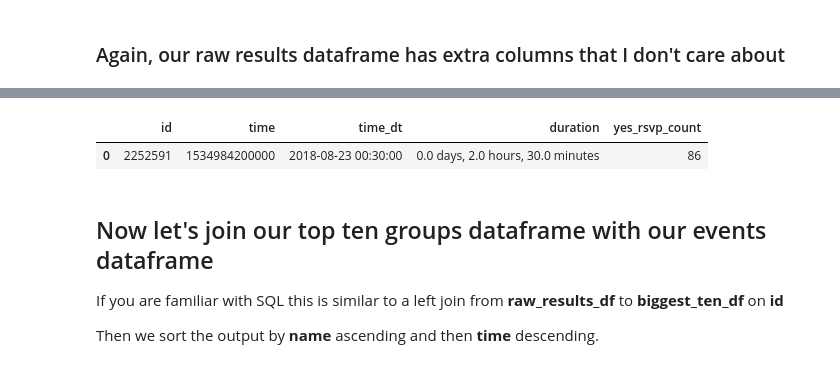
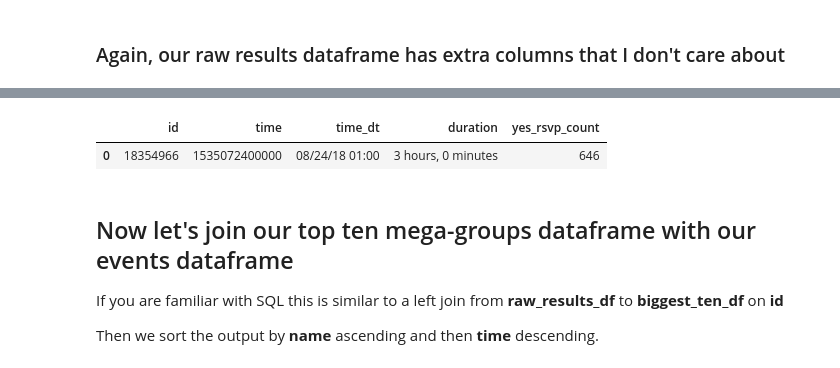
Before and after one commit to redpanda-ai/datascience_challenges, a Jupyter notebook: 01_explore_meetup_api/explore_sf_meetups.ipynb, the cells around one changed output, grey strips where cells are left out. Cells and saved outputs as stored; diff of their text form; code cells hidden in the pictures.

```diff
--- a/01_explore_meetup_api/explore_sf_meetups.ipynb
+++ b/01_explore_meetup_api/explore_sf_meetups.ipynb
@@ -405,7 +467,7 @@ Now: 1550466832240, nine months ago: 1534914832240
 # %%
 %%capture --no-display
 events_resp = client.GetEvents(group_id=ids, status='past',
-                               time=f"{nine_months_ago},{this_ms}");
+                               time=f"{nine_months_ago},{right_now}");
 # %%
 parse_meta(events_resp)
 # %% [output]
@@ -436,7 +498,6 @@ raw_results_df.head(1)
 # %%
 raw_results_df = parse_results(events_resp)
-column_list = ['group', 'time', 'created', 'updated', 'duration',
-               'yes_rsvp_count']
+column_list = ['group', 'time', 'duration', 'yes_rsvp_count']
 raw_results_df = raw_results_df[column_list]
 raw_results_df.head(1)
 # %% [output]
@@ -449,9 +512,11 @@ I only need to unpack the **id** from the **group** object, let's do that now.
 # %%
 def get_id(my_dict):
+    """Extract the id member of a python dictionary"""
     return my_dict["id"]
 
 raw_results_df["id"] = raw_results_df["group"].apply(get_id)
 
+# Let's
 columns = ['id', 'time', 'duration', 'yes_rsvp_count']
 raw_results_df = raw_results_df[columns]
 raw_results_df.head(1)
@@ -465,7 +536,10 @@ Let's add a human-readable equivalent to the data frame.
 # %%
 for field in ["time"]:
-    raw_results_df[field+"_dt"] = pd.to_datetime(raw_results_df[field],
-                                                 unit='ms')
+    raw_results_df["time_dt"] = pd.to_datetime(
+        raw_results_df[field], unit='ms').dt.strftime('%m/%d/%y %H:%M')
+
+    #raw_results_df["time_dt"] = raw_results_df["time_dt"].strftime('%m/%d/%y')
+
 columns = ['id', 'time','time_dt', 'duration', 'yes_rsvp_count']
 raw_results_df = raw_results_df[columns]
 raw_results_df.head(1)
@@ -479,22 +553,21 @@ It's easier for humans to read days, hours, and minutes.
 # %%
-def convert_to_d_h_m_s(ms):
-    """Return the tuple of days, hours, minutes and seconds."""
+def millis_2_hours_and_minutes(ms):
+    """Converts milliseconds to hours and minutes."""
     seconds = ms / 1000
     minutes, seconds = divmod(seconds, 60)
     hours, minutes = divmod(minutes, 60)
-    days, hours = divmod(hours, 24)
 
-    return f"{days} days, {hours} hours, {minutes} minutes"
+    return f"{int(hours)} hours, {int(minutes)} minutes"
 
 raw_results_df["duration"] = raw_results_df["duration"].apply(
-    convert_to_d_h_m_s)
+    millis_2_hours_and_minutes)
 
 raw_results_df.head(1)
 # %% [output]
 |  | id | time | time_dt | duration | yes_rsvp_count |
-| 0 | 2252591 | 1534984200000 | 2018-08-23 00:30:00 | 0.0 days, 2.0 hours, 30.0 minutes | 86 |
+| 0 | 18354966 | 1535072400000 | 08/24/18 01:00 | 3 hours, 0 minutes | 646 |
 # %% [markdown]
-## Now let's join our top ten groups dataframe with our events dataframe
+## Now let's join our top ten mega-groups dataframe with our events dataframe
 
 If you are familiar with SQL this is similar to a left join from **raw_results_df**
 to **biggest_ten_df** on **id**
```
Also changed, not shown: parts of 88 cells of this notebook.
